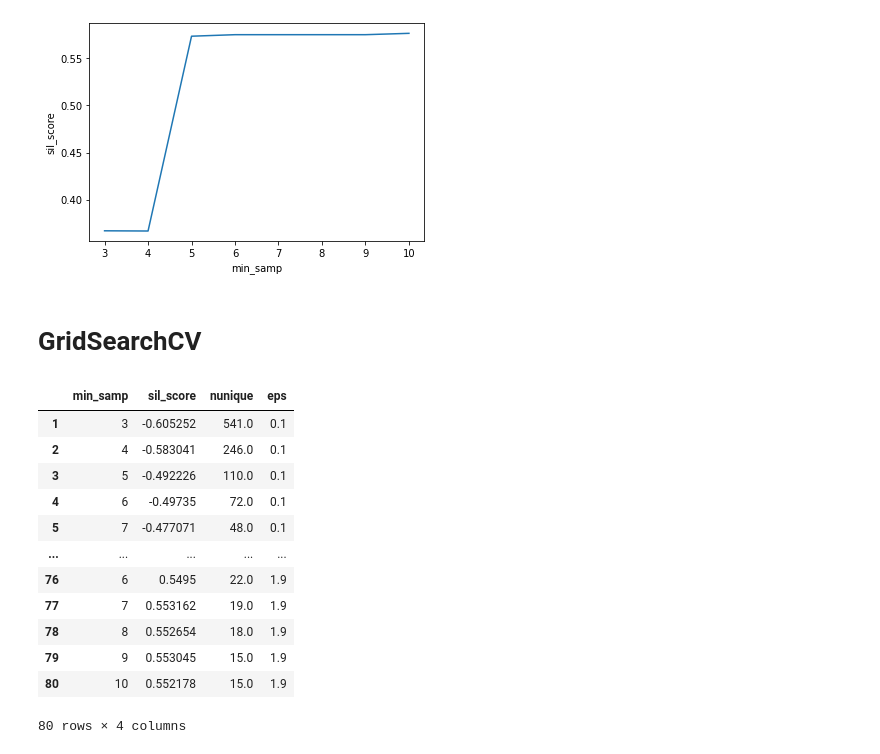
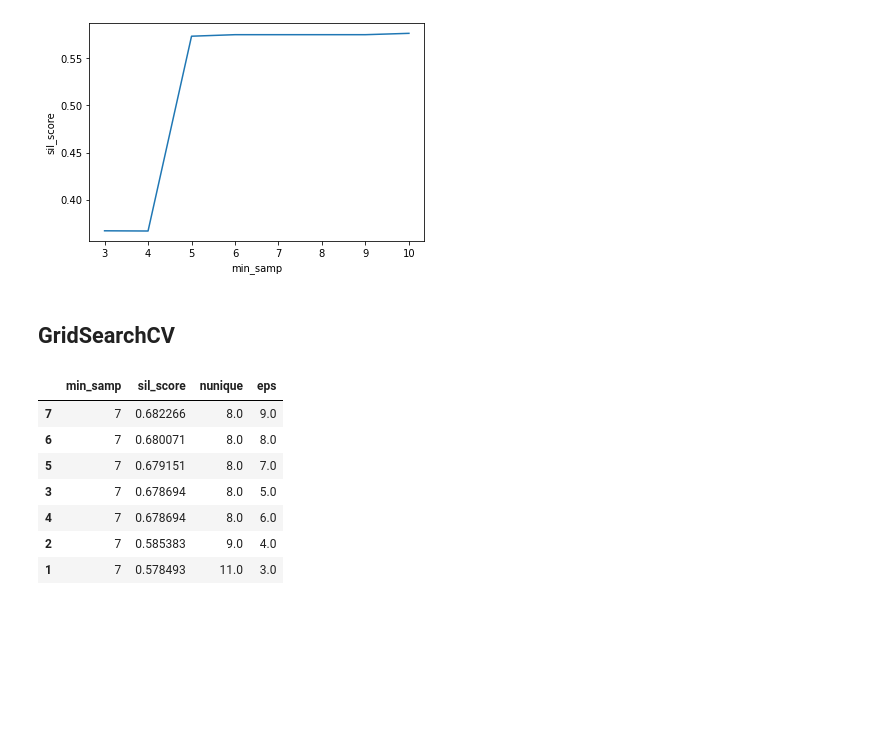
Before and after one commit to mattlamachado/MineralogicData_Clustering, a Jupyter notebook: ZM_clustering_v1.ipynb, the cells around one changed output. Cells and saved outputs as stored; diff of their text form; code cells hidden in the pictures; blank space fills up the shorter version.

```diff
--- a/ZM_clustering_v1.ipynb
+++ b/ZM_clustering_v1.ipynb
@@ -269,7 +323,7 @@ plt.title("Elbow method");
 # %% [markdown]
 # Agglomerative Clustering
 # %%
-hc = AgglomerativeClustering(n_clusters=32, affinity = 'euclidean', linkage = 'ward', compute_full_tree = True)
-y_hc = hc.fit_predict(XTrain.loc[:,:'Zn'])
+hc = AgglomerativeClustering(n_clusters=23, affinity = 'euclidean', linkage = 'ward', compute_full_tree = True)
+y_hc = hc.fit_predict(XTrain.loc[:,:])
 
-XTrain['hc'] = y_hc
+yTrain['hc'] = y_hc
@@ -334,15 +462,15 @@ sil_score_max = -1 #this is the minimum possible score
 
 silhouette = pd.DataFrame(columns = ['n_clusters', 'sil_score'])
 
-range = range(20,40,1)
+range = np.arange(20,40,1)
 
 for n_clusters in range:
-  model = KMeans(n_clusters = n_clusters, init='k-means++', n_init=1)
+  model = AgglomerativeClustering(n_clusters = n_clusters, affinity = 'euclidean', linkage = 'ward', compute_full_tree = True)
   labels = model.fit_predict(XTrain)
   sil_score = silhouette_score(XTrain, labels)
   # print("The average silhouette score for %i clusters is %0.2f" %(n_clusters,sil_score))
 
-  silhouette = pd.concat([silhouette, pd.DataFrame(data=[[n_clusters, sil_score]], columns=['n_clusters', 'sil_score'])])
+  silhouette = pd.concat([silhouette, pd.DataFrame(data=[[n_clusters, sil_score]], columns=['n_clusters', 'sil_score'])], axis = 0)
   if sil_score > sil_score_max:
     sil_score_max = sil_score
     best_n_clusters = n_clusters
@@ -356,6 +478,0 @@ db_train.reset_index(drop=True, inplace = True)
-# %%
-for i in sorted(db_train.hc.unique()):
-    print(f'______________________{i}______________________')
-    display(
-        db_train_base.loc[db_train[db_train.hc == i].index,:].describe().T
-    )
@@ -443,10 +498,10 @@ yTrain.DBSCAN.nunique()
 # %%
 silhouette_db = pd.DataFrame(columns= ('eps', 'sil_score'))
 
-for i in range(10, 200, 20):
-    model = DBSCAN(eps= i/10, min_samples = 5).fit_predict(XTrain)
+for i in np.arange(0.2, 1.2, 0.2):
+    model = DBSCAN(eps= i, min_samples = 5).fit_predict(XTrain)
     nunique = pd.Series(model).nunique()
-    silhouette_db.loc[i, 'eps'] = i/10
+    silhouette_db.loc[i, 'eps'] = i
     silhouette_db.loc[i, 'nunique'] = nunique
     silhouette_db.loc[i, 'sil_score'] = silhouette_score(XTrain, model, random_state = 0)
 
@@ -492,35 +536,30 @@ sns.lineplot(data = silhouette_db, x = 'min_samp', y = 'sil_score');
 | 10 | 10 | 0.576322 | 11.0 |
 [figure]
 # %% [markdown]
-# GridSearchCV
+## GridSearchCV
 # %%
 silhouette_db = pd.DataFrame(columns= ('min_samp', 'sil_score'))
 x = 1
-for eps in [0.1, 0.3, 0.5, 0.7, 0.9, 1.1, 1.3, 1.5, 1.7, 1.9]:
-    for min_samp in range(3,11,1):
+for eps in np.arange(3, 10, 1):
+    for min_samp in np.arange(7,8,1):
 
-        model = DBSCAN(eps= eps, min_samples = min_samp).fit_predict(XTrain)
+        model = DBSCAN(eps= eps, min_samples = 7).fit_predict(XTrain)
         nunique = pd.Series(model).nunique()
         silhouette_db.loc[x, 'nunique'] = nunique
         silhouette_db.loc[x, 'min_samp'] = min_samp
         silhouette_db.loc[x, 'eps'] = eps
         silhouette_db.loc[x, 'sil_score'] = silhouette_score(XTrain, model, random_state = 0)
 
         x += 1
 
-display(silhouette_db)
+display(silhouette_db.sort_values(by = 'sil_score', ascending = False))
 # %% [output]
 |  | min_samp | sil_score | nunique | eps |
-| 1 | 3 | -0.605252 | 541.0 | 0.1 |
-| 2 | 4 | -0.583041 | 246.0 | 0.1 |
-| 3 | 5 | -0.492226 | 110.0 | 0.1 |
-| 4 | 6 | -0.49735 | 72.0 | 0.1 |
-| 5 | 7 | -0.477071 | 48.0 | 0.1 |
-| ... | ... | ... | ... | ... |
-| 76 | 6 | 0.5495 | 22.0 | 1.9 |
-| 77 | 7 | 0.553162 | 19.0 | 1.9 |
-| 78 | 8 | 0.552654 | 18.0 | 1.9 |
-| 79 | 9 | 0.553045 | 15.0 | 1.9 |
-| 80 | 10 | 0.552178 | 15.0 | 1.9 |
+| 7 | 7 | 0.682266 | 8.0 | 9.0 |
+| 6 | 7 | 0.680071 | 8.0 | 8.0 |
+| 5 | 7 | 0.679151 | 8.0 | 7.0 |
+| 3 | 7 | 0.678694 | 8.0 | 5.0 |
+| 4 | 7 | 0.678694 | 8.0 | 6.0 |
+| 2 | 7 | 0.585383 | 9.0 | 4.0 |
+| 1 | 7 | 0.578493 | 11.0 | 3.0 |
-80 rows × 4 columns
 # %%
```
Also changed, not shown: parts of 36 cells of this notebook.
